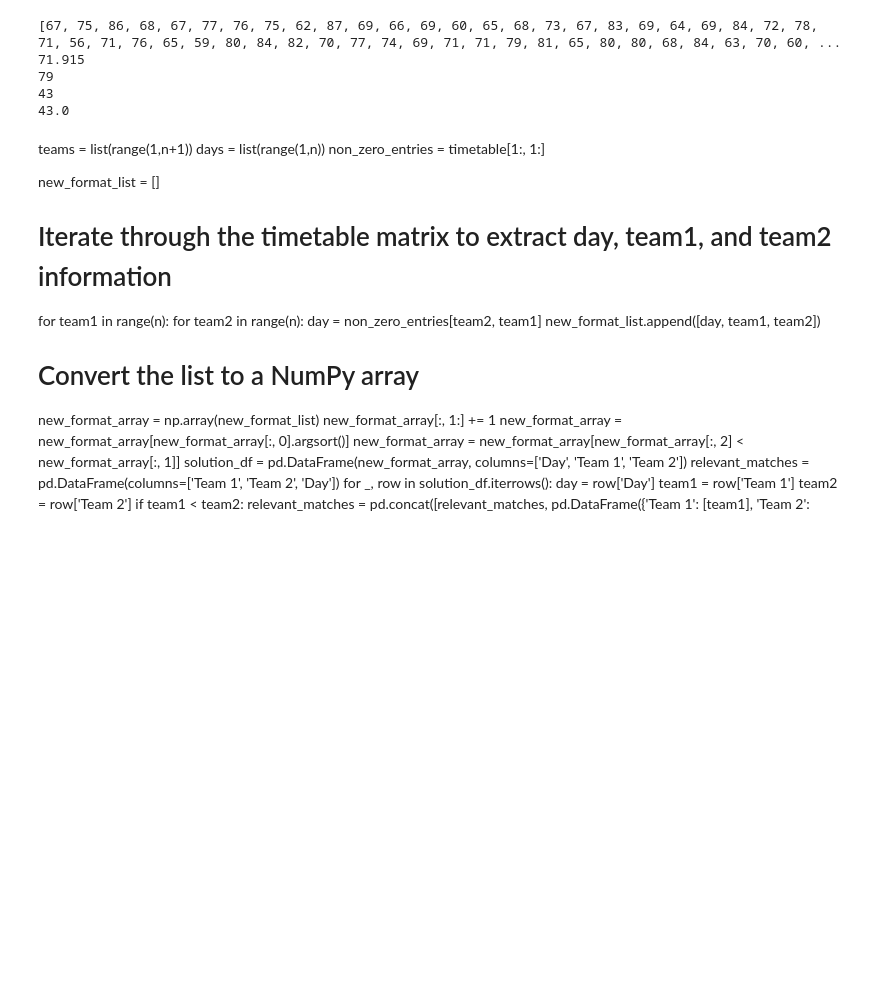
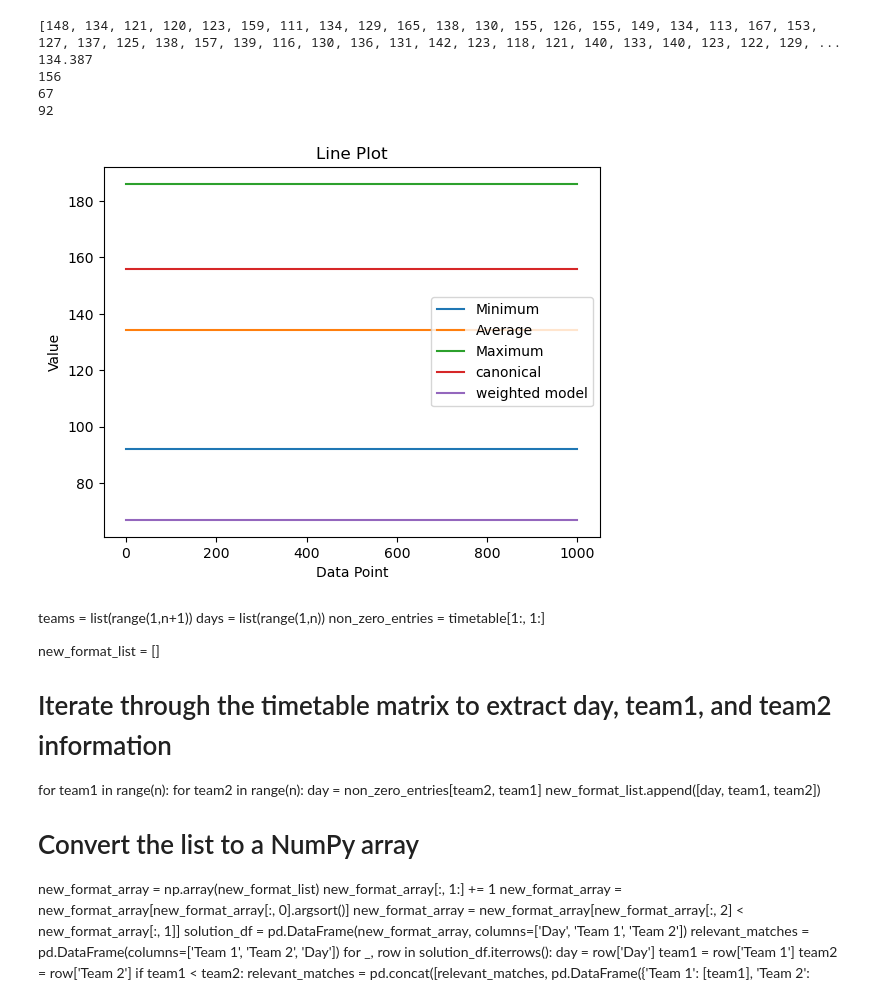
Before and after one commit to Ugurgulerozu/Ugur-dynamic-scheduling, a Jupyter notebook: run codes/vizings_schedule_run.ipynb, the cells around one changed output. Saved outputs shown, nothing was run; the diff lists cells and outputs as text; code cells hidden in the pictures; blank space fills up the shorter version.

```diff
--- a/run codes/vizings_schedule_run.ipynb
+++ b/run codes/vizings_schedule_run.ipynb
@@ -11,20 +11,0 @@ from yeni_model_nlp import yeni_model_nlp
-# %%
-n = 8
-teams = list(range(1,n+1))
-days = list(range(1,n))
-#days = list(range(n-1,0,-1))
-#weights_list = [round(1/i) for i in range(1, n)]
-#print(weights_list)
-number_of_matches = int((n*(n-1))/2)
-result_df, result_matrix = vizings_schedule.generate_results(teams)
-print(result_matrix)
-simulation = []
-
-for i in range(1,1001):
-    timetable = vizings_schedule.vizing(n)
-    each_sim = vizings_schedule.calculate_obj_value(n, timetable, result_matrix)
-    simulation.append(each_sim)
-
-canon = vizings_schedule.canonical(n)
-obj_canon = vizings_schedule.calculate_obj_value(n, timetable, result_matrix)
-print(canon)
@@ -144,13 +417,49 @@ mean = np.mean(simulation)
 print(mean)
 print(obj_canon)
 print(a)
-print(obj_value)
+#print(obj_value)
+print(np.min(simulation))
 # %% [output]
-[67, 75, 86, 68, 67, 77, 76, 75, 62, 87, 69, 66, 69, 60, 65, 68, 73, 67, 83, 69, 64, 69, 84, 72, 78, 71, 56, 71, 76, 65, 59, 80, 84, 82, 70, 77, 74, 69, 71, 71, 79, 81, 65, 80, 80, 68, 84, 63, 70, 60, ...
-71.915
-79
-43
-43.0
+[148, 134, 121, 120, 123, 159, 111, 134, 129, 165, 138, 130, 155, 126, 155, 149, 134, 113, 167, 153, 127, 137, 125, 138, 157, 139, 116, 130, 136, 131, 142, 123, 118, 121, 140, 133, 140, 123, 122, 129, ...
+134.387
+156
+67
+92
+# %%
+import matplotlib.pyplot as plt
+import numpy as np
+
+# Data
+x = list(range(1, len(simulation)+1))
+
+# Calculate minimum, average, and maximum
+min_values = np.min(simulation)
+avg_values = np.mean(simulation)
+max_values = np.max(simulation)
+
+# Create a figure and axis
+fig, ax = plt.subplots()
+
+# Plot each line without markers
+ax.plot(x, [min_values]*len(x), label='Minimum')
+ax.plot(x, [avg_values]*len(x), label='Average')
+ax.plot(x, [max_values]*len(x), label='Maximum')
+ax.plot(x, [obj_canon]*len(x), label='canonical')
+ax.plot(x, [a]*len(x), label='weighted model')
+#ax.plot(x, [obj_value]*len(x), label='model')
+
+# Set labels and title
+ax.set_xlabel('Data Point')
+ax.set_ylabel('Value')
+ax.set_title('Line Plot')
+
+# Add legend
+ax.legend()
+
+# Show the plot
+plt.show()
+# %% [output]
+[figure, added]
 # %% [markdown]
 teams = list(range(1,n+1))
 days = list(range(1,n))
```
Also changed, not shown: parts of 8 cells of this notebook, 6 other files.
